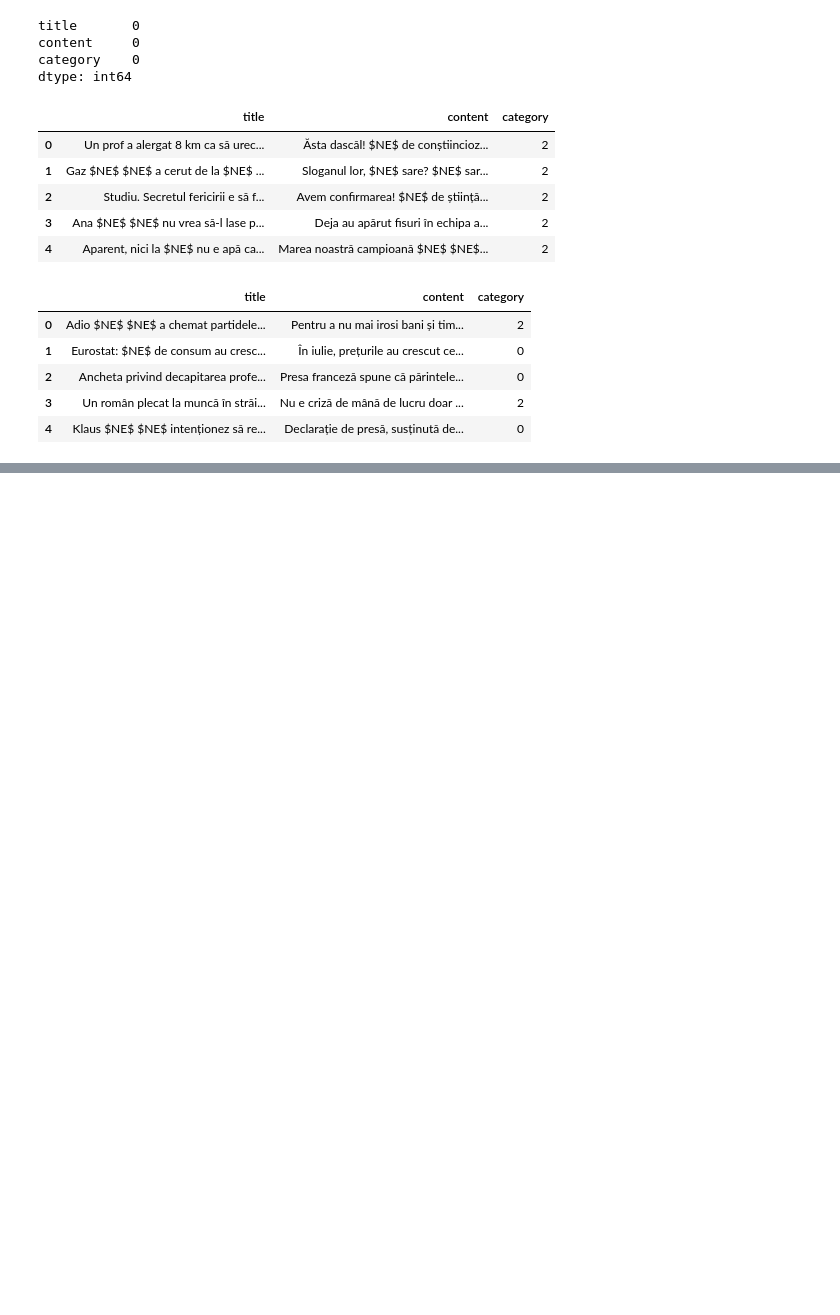
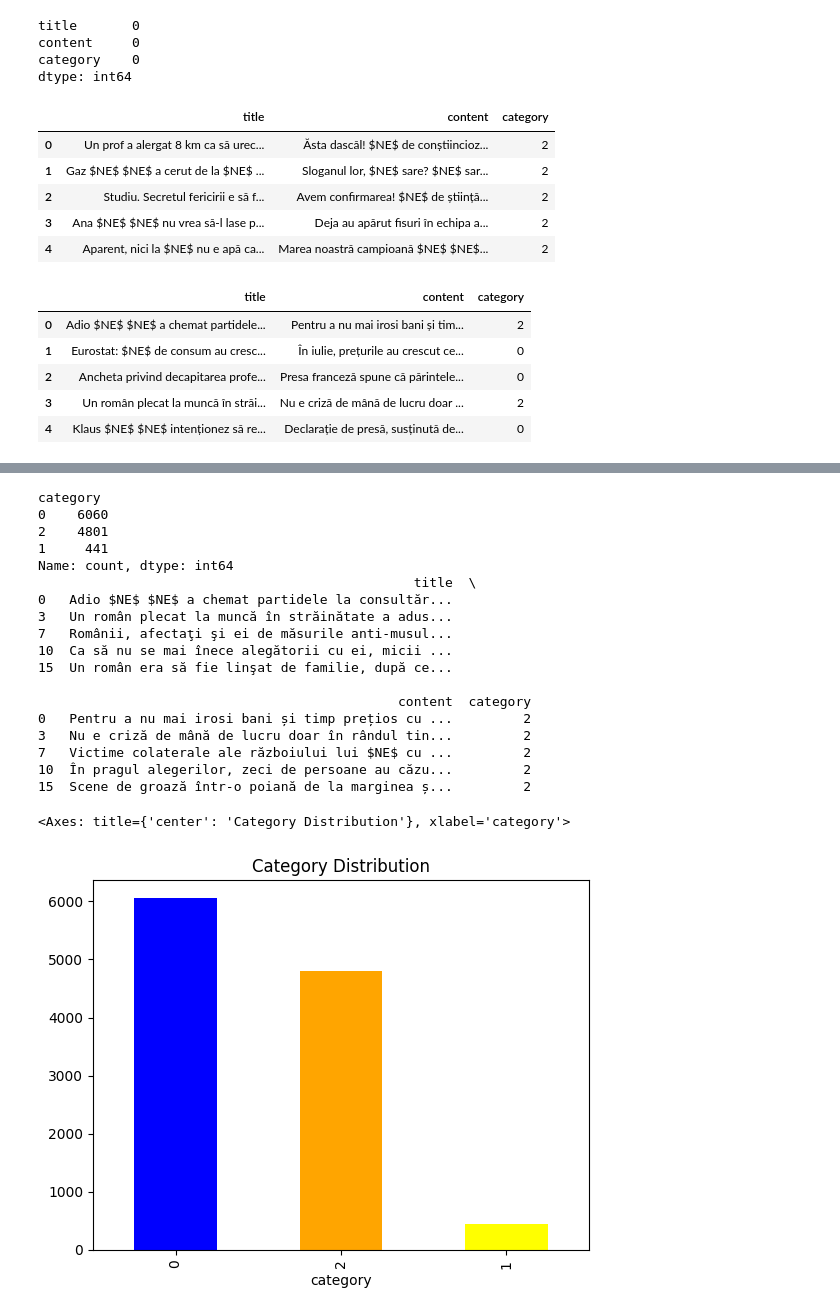
Before and after one commit to IoanaGabor/code_analysis_project, a Jupyter notebook: roclico-saroco/data_aggregation.ipynb, the cells around one changed output, grey strips where cells are left out. Drawn from its saved outputs; the diff is of its cells as text; code cells hidden in the pictures; blank space fills up the shorter version.

```diff
--- a/roclico-saroco/data_aggregation.ipynb
+++ b/roclico-saroco/data_aggregation.ipynb
@@ -189,0 +248,29 @@ test_merged.to_csv('test_merged.csv', index=False)
+# %%
+# Value counts of the category
+print(test_merged['category'].value_counts())
+
+print(test_merged[test_merged['category'] == 2].head())
+
+# Visualize the distribution
+test_merged['category'].value_counts().plot(kind='bar', color=['blue', 'orange', 'yellow'], title='Category Distribution')
+# %% [output]
+category
+0    6060
+2    4801
+1     441
+Name: count, dtype: int64
+                                                title  \
+0   Adio $NE$ $NE$ a chemat partidele la consultăr...
+3   Un român plecat la muncă în străinătate a adus...
+7   Românii, afectaţi şi ei de măsurile anti-musul...
+10  Ca să nu se mai înece alegătorii cu ei, micii ...
+15  Un român era să fie linşat de familie, după ce...
+
+                                              content  category
+0   Pentru a nu mai irosi bani și timp prețios cu ...         2
+3   Nu e criză de mână de lucru doar în rândul tin...         2
+7   Victime colaterale ale războiului lui $NE$ cu ...         2
+10  În pragul alegerilor, zeci de persoane au căzu...         2
+15  Scene de groază într-o poiană de la marginea ș...         2
+<Axes: title={'center': 'Category Distribution'}, xlabel='category'>
+[figure, added]
```
Also changed, not shown: parts of 5 cells of this notebook.
